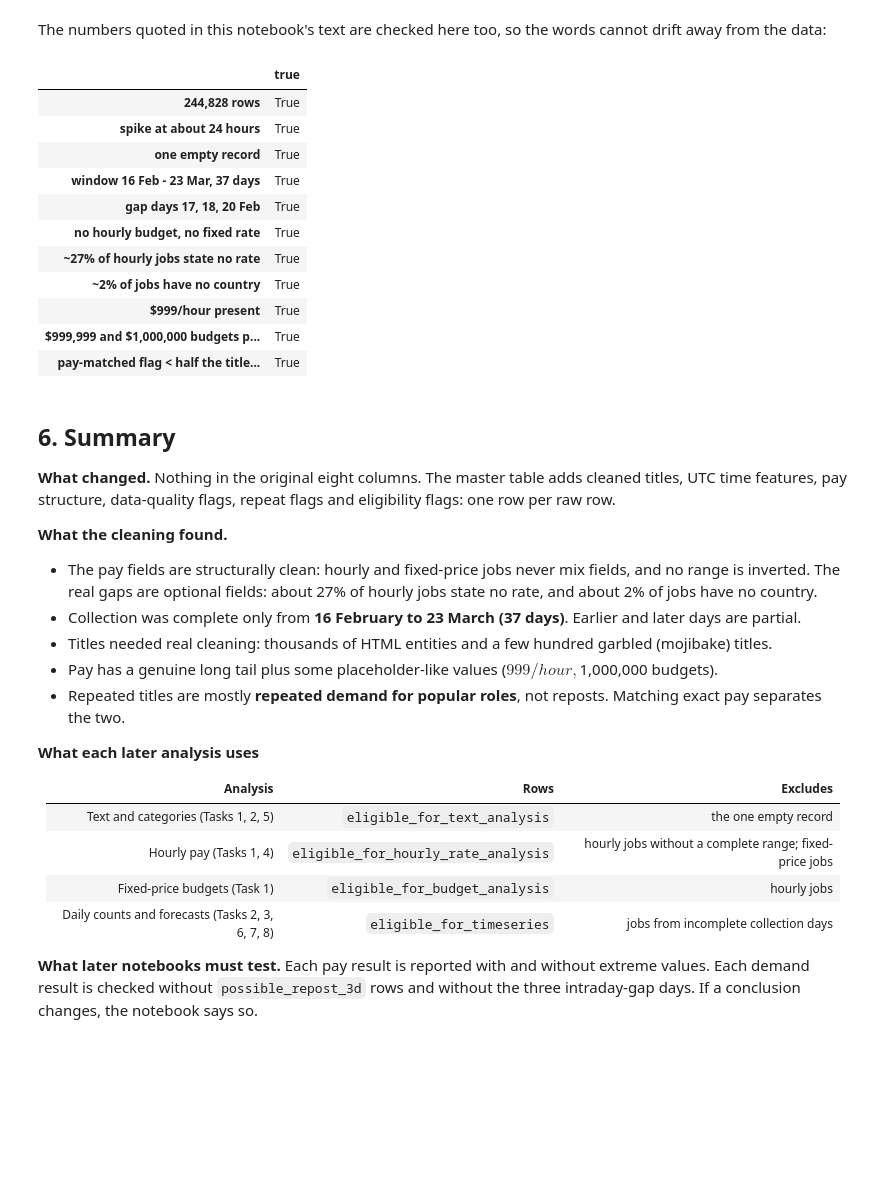
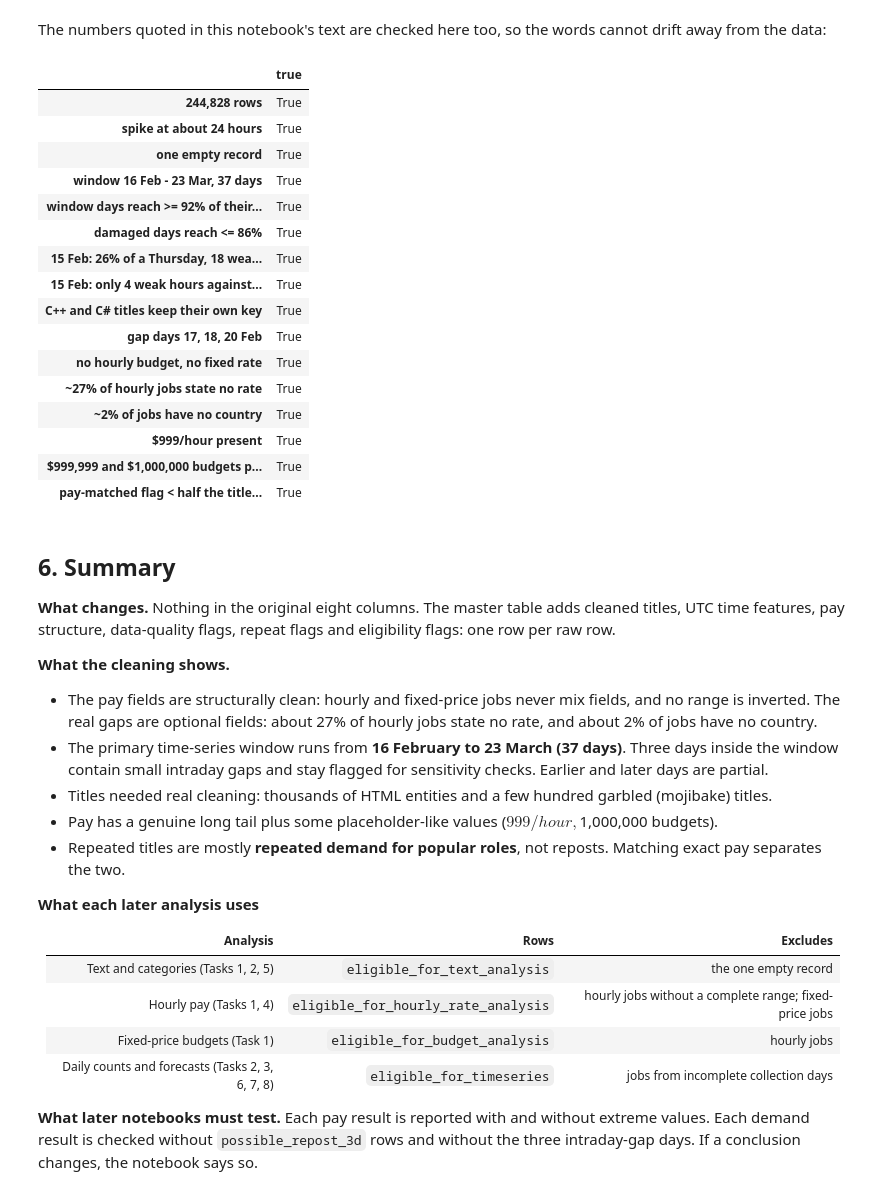
Before and after one commit to manishanagda1997-debug/Project_8_NHIS, a Jupyter notebook: notebooks/01_data_audit_and_cleaning.ipynb, the cells around one changed output. Drawn from its saved outputs; the diff is of its cells as text; code cells hidden in the pictures; blank space fills up the shorter version.

```diff
--- a/notebooks/01_data_audit_and_cleaning.ipynb
+++ b/notebooks/01_data_audit_and_cleaning.ipynb
@@ -281,18 +285,18 @@ Inside the window, three days have one or two weak hours. The bars below show ea
 hours = (jobs.groupby(["posted_date", "hour"]).size()
              .unstack(fill_value=0)
              .reindex(columns=range(24), fill_value=0))
-complete_days = day_quality.loc[day_quality["status"] == "complete", "date"]
-typical = hours.loc[hours.index.isin(complete_days)].median()
+reference = hours.loc[hours.index.isin(day_quality.loc[day_quality["reference_day"], "date"])]
+typical = reference.groupby(reference.index.dayofweek).median()      # one normal profile per weekday
 show = ["2024-02-13", "2024-02-14", "2024-02-15", "2024-02-17", "2024-02-18", "2024-02-20", "2024-03-24"]
 fig, axes = plt.subplots(2, 4, figsize=(12, 5), sharey=True)
 for ax, day in zip(axes.flat, show):
     status = day_quality.set_index("date").loc[day, "status"]
     ax.bar(range(24), hours.loc[pd.Timestamp(day)], color=STATUS[status], width=0.75)
-    ax.plot(range(24), typical, color=INK, lw=1.2)
+    ax.plot(range(24), typical.loc[pd.Timestamp(day).dayofweek], color=INK, lw=1.2)
     ax.set_title(f"{pd.Timestamp(day):%a %d %b} - {status.replace('_', ' ')}", fontsize=10)
     ax.set_xticks([0, 6, 12, 18, 23])
 axes.flat[-1].axis("off")
-axes.flat[-1].text(0.05, 0.6, "bars: postings per UTC hour\nline: median hour profile\nof complete days",
+axes.flat[-1].text(0.05, 0.6, "bars: postings per UTC hour\nline: normal profile of\nthe same weekday",
                    color=MUTED, fontsize=9, transform=axes.flat[-1].transAxes)
 fig.suptitle("Hour-by-hour postings on the flagged days", fontweight="bold")
 fig.tight_layout()
@@ -700,32 +709,47 @@ The numbers quoted in this notebook's text are checked here too, so the words ca
 # %%
 day_gaps = gaps_h[(gaps_h > 20) & (gaps_h <= 28)]
 claims = {
     "244,828 rows": len(jobs) == 244_828,
     "spike at about 24 hours": len(day_gaps) > 1.5 * len(gaps_h[(gaps_h > 28) & (gaps_h <= 36)]),
     "one empty record": int((~jobs["valid_job_record"]).sum()) == 1,
     "window 16 Feb - 23 Mar, 37 days": (window["date"].min() == pd.Timestamp("2024-02-16")
                                         and window["date"].max() == pd.Timestamp("2024-03-23") and len(window) == 37),
+    "window days reach >= 92% of their weekday": bool(window["completeness_ratio"].min() >= 0.92),
+    "damaged days reach <= 86%": bool(day_quality.loc[(day_quality["status"] == "incomplete")
+                                                     & (day_quality["date"] >= "2024-02-13"), "completeness_ratio"].max() <= 0.86),
+    "15 Feb: 26% of a Thursday, 18 weak hours": (
+        round(100 * day_quality.set_index("date").loc["2024-02-15", "completeness_ratio"]) == 26
+        and day_quality.set_index("date").loc["2024-02-15", "weak_hours"] == 18),
+    "15 Feb: only 4 weak hours against its own median": int(
+        (hours.loc[pd.Timestamp("2024-02-15")] < 0.3 * hours.loc[pd.Timestamp("2024-02-15")].median()).sum()) == 4,
+    "C++ and C# titles keep their own key": set(
+        jobs.loc[jobs["title_clean"].isin(["C++ Developer", "C# Developer"]), "title_key"]) == {"c++ developer", "c# developer"},
     "gap days 17, 18, 20 Feb": sorted(day_quality.loc[day_quality["status"] == "intraday_gap", "date"]
                                       .dt.strftime("%d").tolist()) == ["17", "18", "20"],
     "no hourly budget, no fixed rate": int(jobs["contract_pay_mismatch"].sum()) == 0,
     "~27% of hourly jobs state no rate": round(100 * (jobs["pay_info"] == "hourly_no_rate").sum() / jobs["is_hourly"].sum()) == 27,
     "~2% of jobs have no country": round(100 * (~valid["country_known"]).mean()) == 2,
     "$999/hour present": bool((top_rate == 999).any()),
     "$999,999 and $1,000,000 budgets present": bool(budgets.isin([999_999, 1_000_000]).sum() >= 2),
     "pay-matched flag < half the title flag": all(
         repeat_sensitivity.set_index("flag").loc[f"possible_repost_{d}d", "rows_flagged"]
         < 0.5 * repeat_sensitivity.set_index("flag").loc[f"repeated_title_{d}d", "rows_flagged"]
         for d in rules["repeat_windows_days"]),
 }
 claims = pd.Series(claims, name="true").to_frame()
 assert claims["true"].all(), claims[~claims["true"]]
 claims
 # %% [output]
 |  | true |
 | 244,828 rows | True |
 | spike at about 24 hours | True |
 | one empty record | True |
 | window 16 Feb - 23 Mar, 37 days | True |
+| window days reach >= 92% of their... | True |
+| damaged days reach <= 86% | True |
+| 15 Feb: 26% of a Thursday, 18 wea... | True |
+| 15 Feb: only 4 weak hours against... | True |
+| C++ and C# titles keep their own key | True |
 | gap days 17, 18, 20 Feb | True |
 | no hourly budget, no fixed rate | True |
 | ~27% of hourly jobs state no rate | True |
@@ -736,12 +760,12 @@ claims
 # %% [markdown]
 ## 6. Summary
 
-**What changed.** Nothing in the original eight columns. The master table adds cleaned titles, UTC time features, pay structure, data-quality flags, repeat flags and eligibility flags: one row per raw row.
+**What changes.** Nothing in the original eight columns. The master table adds cleaned titles, UTC time features, pay structure, data-quality flags, repeat flags and eligibility flags: one row per raw row.
 
-**What the cleaning found.**
+**What the cleaning shows.**
 
 - The pay fields are structurally clean: hourly and fixed-price jobs never mix fields, and no range is inverted. The real gaps are optional fields: about 27% of hourly jobs state no rate, and about 2% of jobs have no country.
-- Collection was complete only from **16 February to 23 March (37 days)**. Earlier and later days are partial.
+- The primary time-series window runs from **16 February to 23 March (37 days)**. Three days inside the window contain small intraday gaps and stay flagged for sensitivity checks. Earlier and later days are partial.
 - Titles needed real cleaning: thousands of HTML entities and a few hundred garbled (mojibake) titles.
 - Pay has a genuine long tail plus some placeholder-like values ($999/hour, $1,000,000 budgets).
 - Repeated titles are mostly **repeated demand for popular roles**, not reposts. Matching exact pay separates the two.
```
Also changed, not shown: parts of 12 cells of this notebook, 18 other files.
